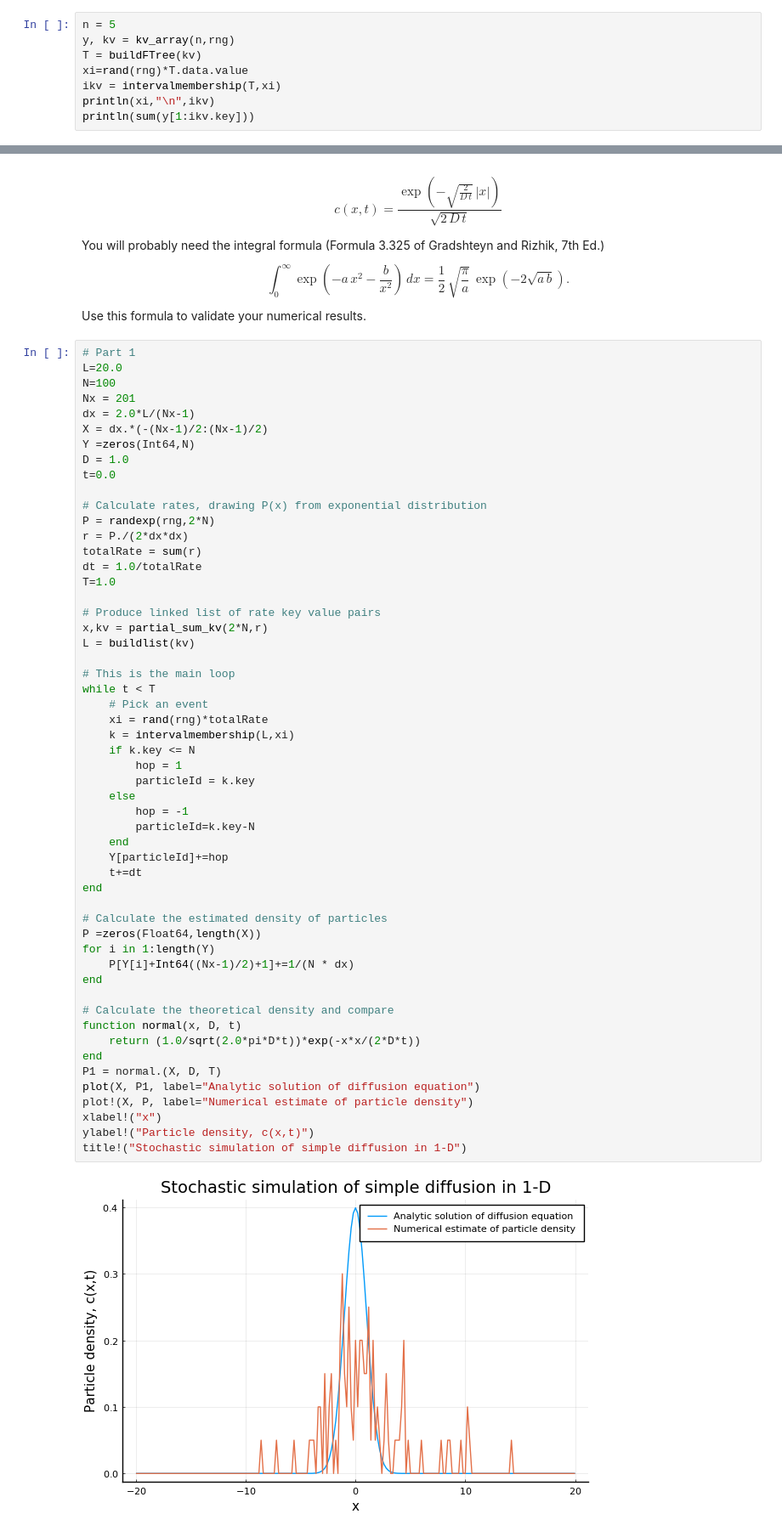
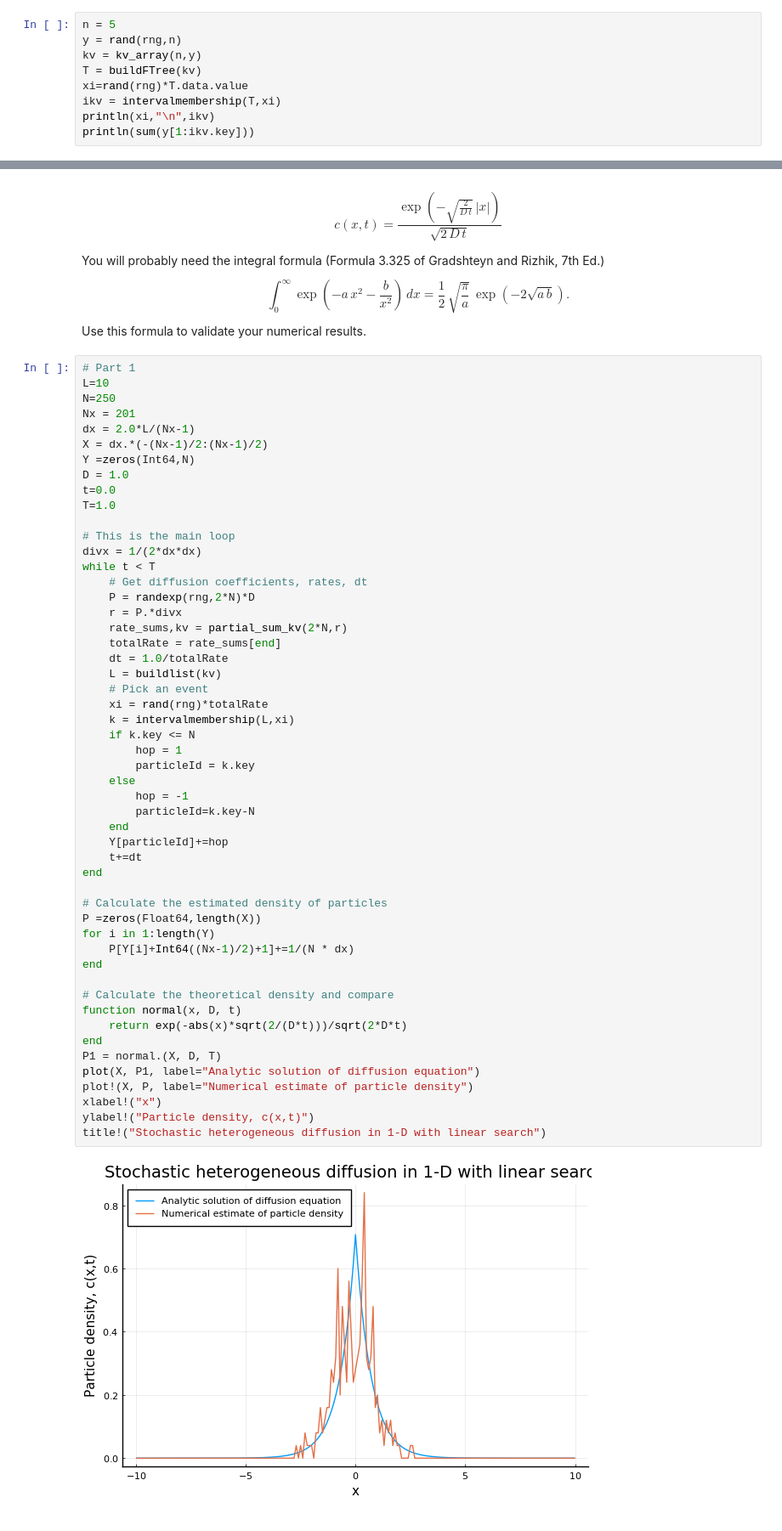
Before and after one commit to MathSys-MSc-2020/ma934-worksheet-3-andrewanguswarwick, a Jupyter notebook: Class-3.ipynb, the cells around one changed output, grey strips where cells are left out. Shown at 85% size. Drawn from its saved outputs; the diff is of its cells as text.

```diff
--- a/Class-3.ipynb
+++ b/Class-3.ipynb
@@ -196,7 +196,8 @@ that takes the **FenwickTree** containing the list of partial sums and a random
 inputs and returns the **KeyValueVPair** corresponding to the interval in which $x$ lies. Verify that it works for small values of $n$ and use the BenchmarkTools macros to compare how the typical computational compares to the above linear search version. Note it can sometimes be difficult to directly measure $O(\log\, n)$ growth in computation time since the problem size needs to become very large to register appreciable run times.
 # %%
 n = 5
-y, kv = kv_array(n,rng)
+y = rand(rng,n)
+kv = kv_array(n,y)
 T = buildFTree(kv)
 xi=rand(rng)*T.data.value
 ikv = intervalmembership(T,xi)
@@ -320,57 +321,55 @@ $$ \int_0^\infty \exp\left(-a\,x^2 - \frac{b}{x^2} \right)\, dx =  \frac{1}{2}\,
 Use this formula to validate your numerical results.
 # %%
 # Part 1
-L=20.0
-N=100
+L=10
+N=250
 Nx = 201
 dx = 2.0*L/(Nx-1)
 X = dx.*(-(Nx-1)/2:(Nx-1)/2)
 Y =zeros(Int64,N)
 D = 1.0
 t=0.0
-
-# Calculate rates, drawing P(x) from exponential distribution
-P = randexp(rng,2*N)
-r = P./(2*dx*dx)
-totalRate = sum(r)
-dt = 1.0/totalRate
 T=1.0
 
-# Produce linked list of rate key value pairs
-x,kv = partial_sum_kv(2*N,r)
-L = buildlist(kv)
-
 # This is the main loop
+divx = 1/(2*dx*dx)
 while t < T
+    # Get diffusion coefficients, rates, dt
+    P = randexp(rng,2*N)*D
+    r = P.*divx
+    rate_sums,kv = partial_sum_kv(2*N,r)
+    totalRate = rate_sums[end]
+    dt = 1.0/totalRate
+    L = buildlist(kv)
     # Pick an event
     xi = rand(rng)*totalRate
     k = intervalmembership(L,xi)
     if k.key <= N
         hop = 1
         particleId = k.key
     else
         hop = -1
         particleId=k.key-N
     end
     Y[particleId]+=hop
     t+=dt
 end
 
 # Calculate the estimated density of particles
 P =zeros(Float64,length(X))
 for i in 1:length(Y)
     P[Y[i]+Int64((Nx-1)/2)+1]+=1/(N * dx)
 end
 
 # Calculate the theoretical density and compare
 function normal(x, D, t)
-    return (1.0/sqrt(2.0*pi*D*t))*exp(-x*x/(2*D*t))
+    return exp(-abs(x)*sqrt(2/(D*t)))/sqrt(2*D*t)
 end
 P1 = normal.(X, D, T)
 plot(X, P1, label="Analytic solution of diffusion equation")
 plot!(X, P, label="Numerical estimate of particle density")
 xlabel!("x")
 ylabel!("Particle density, c(x,t)")
-title!("Stochastic simulation of simple diffusion in 1-D")
+title!("Stochastic heterogeneous diffusion in 1-D with linear search")
 # %% [output]
-[figure, old version]
+[figure, new version]
```
Also changed, not shown: parts of 14 cells of this notebook, 1 other file.
